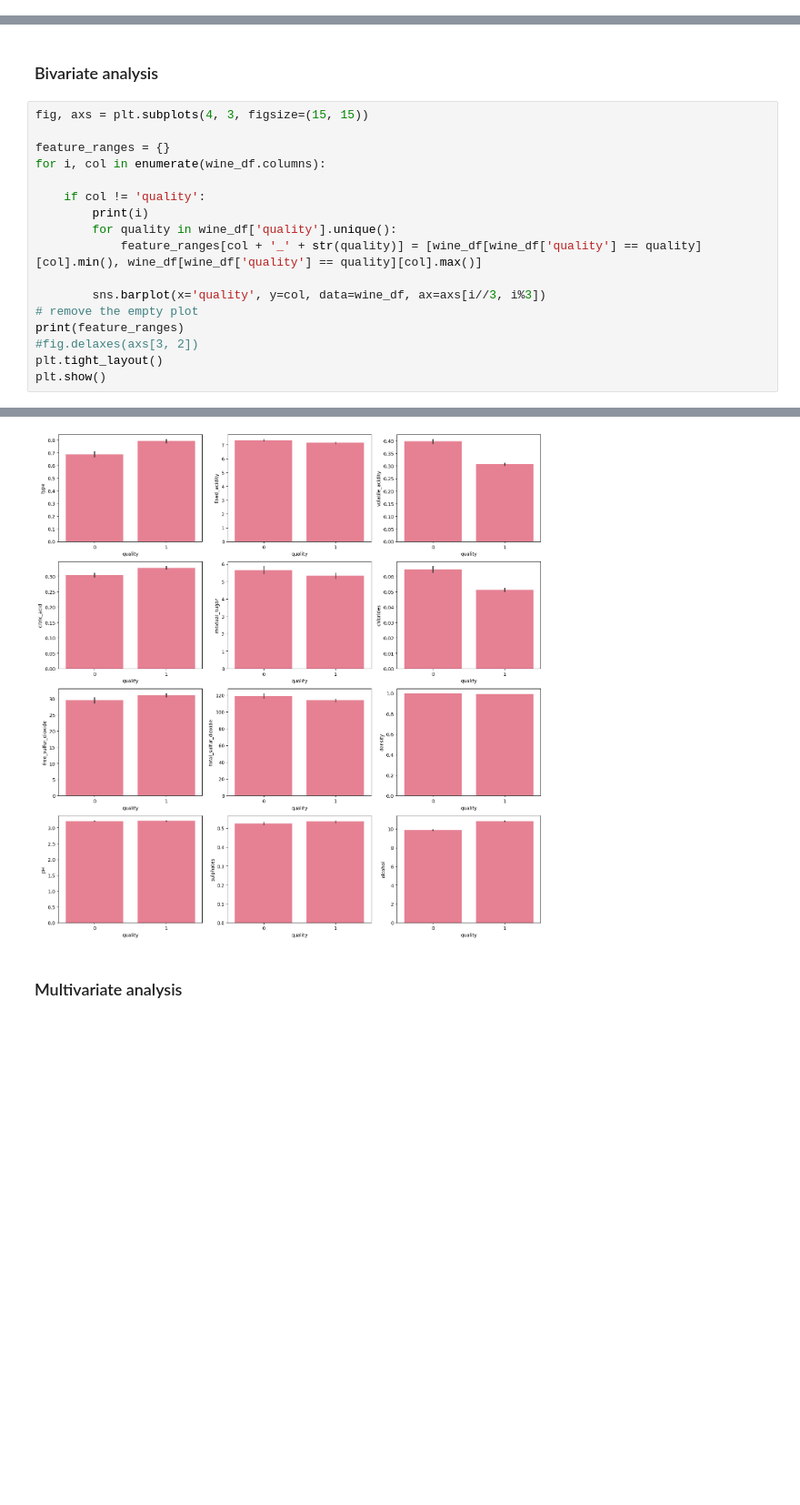
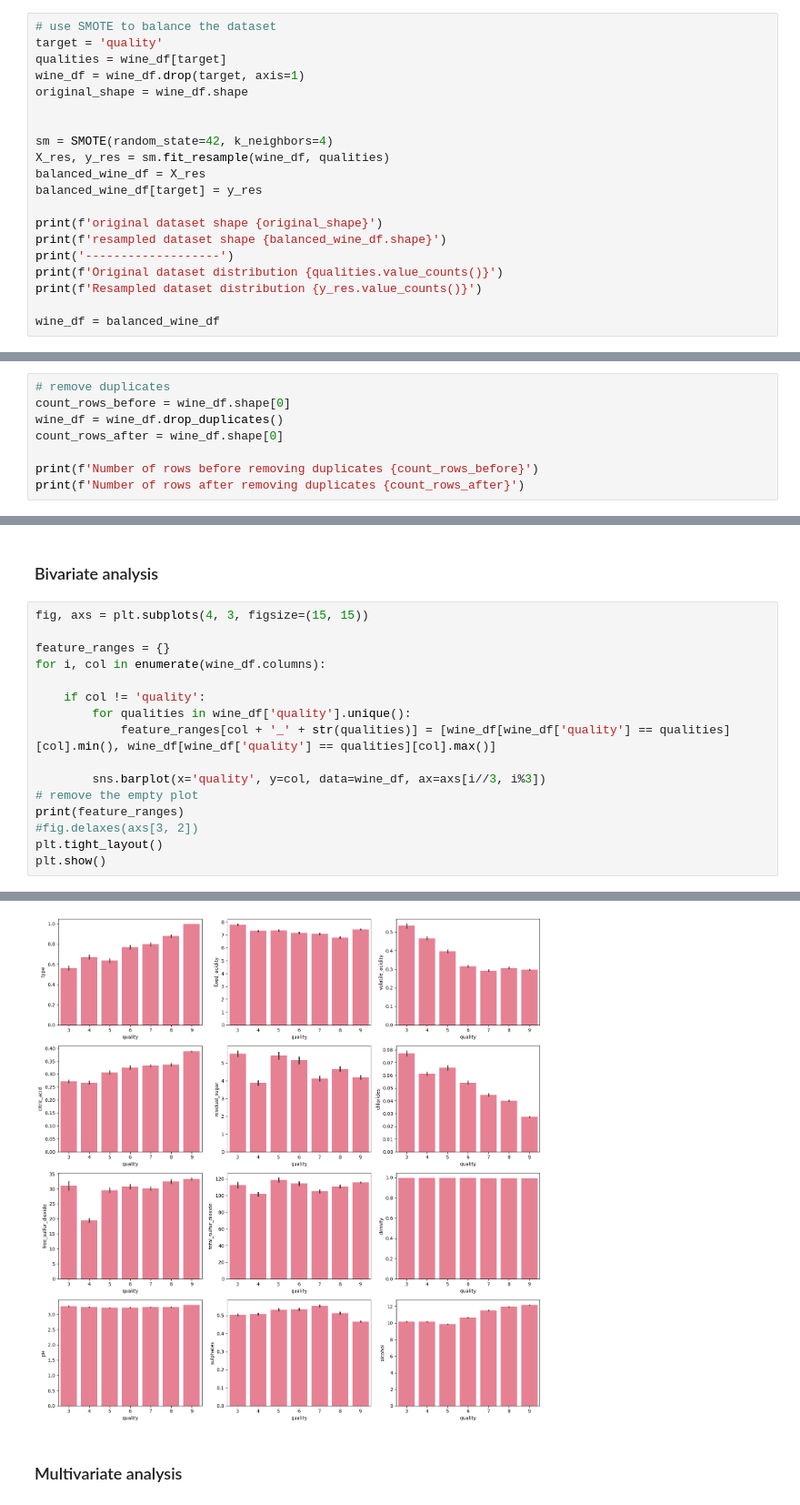
Before and after one commit to rezaqorbani/scalable-ml-and-dl-labs, a Jupyter notebook: lab1/wine/wine-eda-and-backfill-feature-group.ipynb, the cells around one changed output, grey strips where cells are left out. Shown at 91% size. Drawn from its saved outputs; the diff is of its cells as text; blank space fills up the shorter version.

```diff
--- a/lab1/wine/wine-eda-and-backfill-feature-group.ipynb
+++ b/lab1/wine/wine-eda-and-backfill-feature-group.ipynb
@@ -188,0 +150,20 @@ indexes of missing values:
+# %%
+# use SMOTE to balance the dataset
+target = 'quality'
+qualities = wine_df[target]
+wine_df = wine_df.drop(target, axis=1)
+original_shape = wine_df.shape
+
+
+sm = SMOTE(random_state=42, k_neighbors=4)
+X_res, y_res = sm.fit_resample(wine_df, qualities)
+balanced_wine_df = X_res
+balanced_wine_df[target] = y_res
+
+print(f'original dataset shape {original_shape}')
+print(f'resampled dataset shape {balanced_wine_df.shape}')
+print('-------------------')
+print(f'Original dataset distribution {qualities.value_counts()}')
+print(f'Resampled dataset distribution {y_res.value_counts()}')
+
+wine_df = balanced_wine_df
@@ -188,0 +190,8 @@ indexes of missing values:
+# %%
+# remove duplicates
+count_rows_before = wine_df.shape[0]
+wine_df = wine_df.drop_duplicates()
+count_rows_after = wine_df.shape[0]
+
+print(f'Number of rows before removing duplicates {count_rows_before}')
+print(f'Number of rows after removing duplicates {count_rows_after}')
@@ -227,9 +241,8 @@ feature_ranges = {}
 for i, col in enumerate(wine_df.columns):
 
     if col != 'quality':
-        print(i)
-        for quality in wine_df['quality'].unique():
-            feature_ranges[col + '_' + str(quality)] = [wine_df[wine_df['quality'] == quality][col].min(), wine_df[wine_df['quality'] == quality][col].max()]
+        for qualities in wine_df['quality'].unique():
+            feature_ranges[col + '_' + str(qualities)] = [wine_df[wine_df['quality'] == qualities][col].min(), wine_df[wine_df['quality'] == qualities][col].max()]
 
         sns.barplot(x='quality', y=col, data=wine_df, ax=axs[i//3, i%3])
 # remove the empty plot
@@ -254,4 +255,4 @@ plt.show()
-[figure, old version]
+[figure, new version]
 # %% [markdown]
 ### Multivariate analysis
 # %%
```
Also changed, not shown: parts of 36 cells of this notebook, 5 other files.
